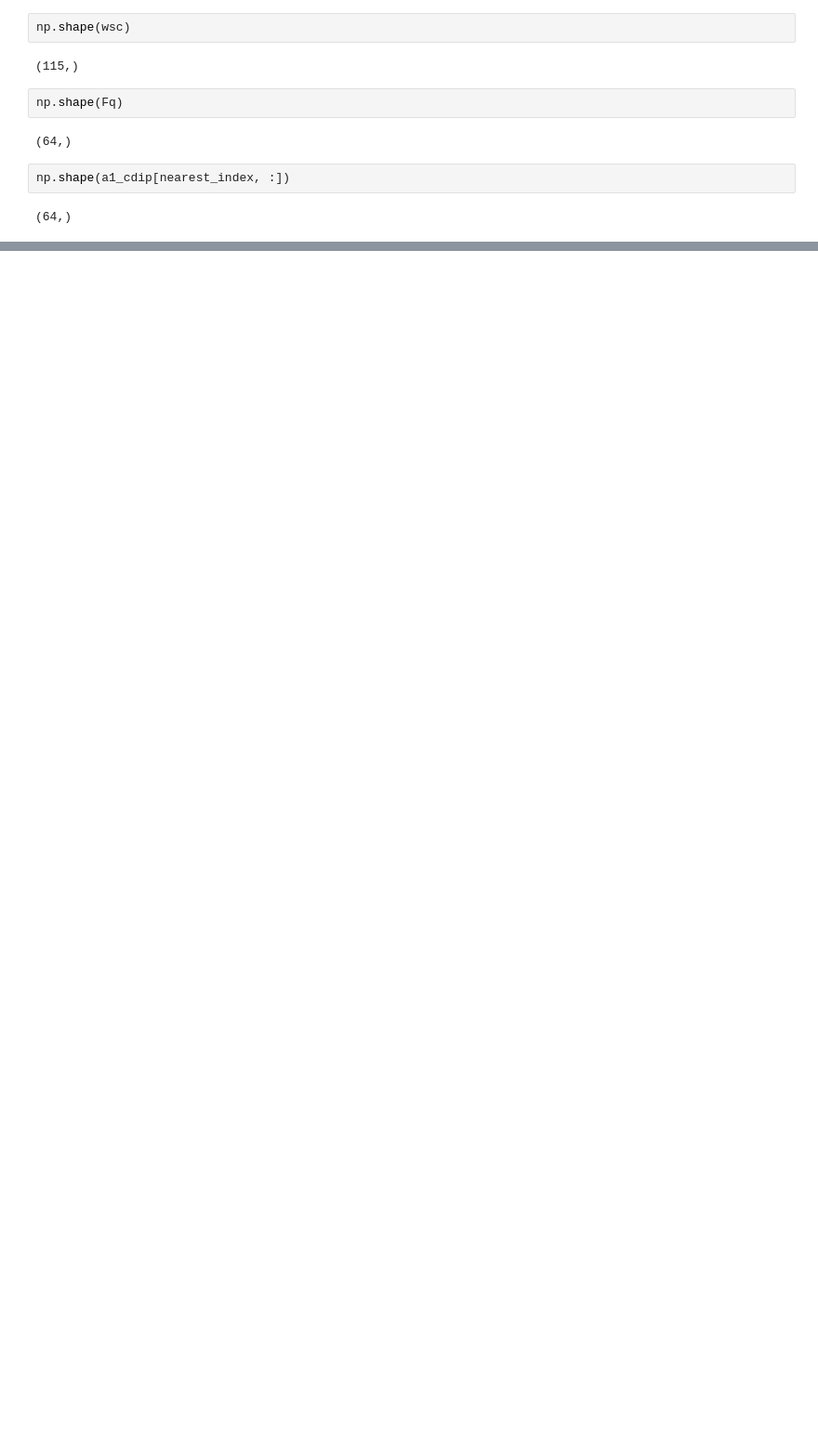
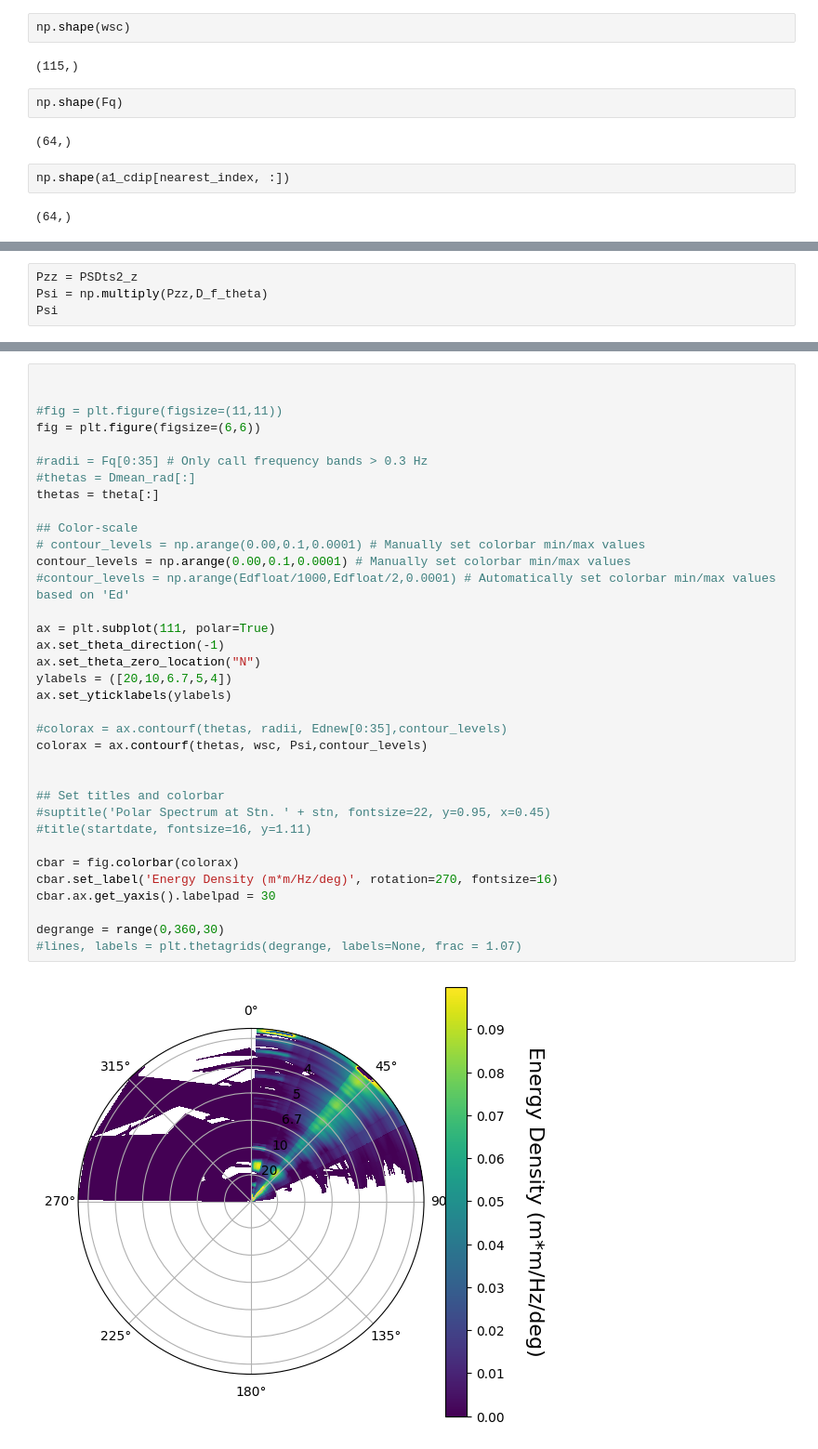
Before and after one commit to shawn-morneau/spectral_analysis, a Jupyter notebook: 1d_comparison.ipynb, the cells around one changed output, grey strips where cells are left out. Shown at 93% size. Drawn from its saved outputs; the diff is of its cells as text; blank space fills up the shorter version.

```diff
--- a/1d_comparison.ipynb
+++ b/1d_comparison.ipynb
@@ -732,0 +813,4 @@ plt.ylim(-2,5)
+# %%
+Pzz = PSDts2_z
+Psi = np.multiply(Pzz,D_f_theta)
+Psi
@@ -732,0 +858,37 @@ plt.ylim(-2,5)
+# %%
+
+
+#fig = plt.figure(figsize=(11,11))
+fig = plt.figure(figsize=(6,6))
+
+#radii = Fq[0:35] # Only call frequency bands > 0.3 Hz
+#thetas = Dmean_rad[:]
+thetas = theta[:]
+
+## Color-scale
+# contour_levels = np.arange(0.00,0.1,0.0001) # Manually set colorbar min/max values
+contour_levels = np.arange(0.00,0.1,0.0001) # Manually set colorbar min/max values
+#contour_levels = np.arange(Edfloat/1000,Edfloat/2,0.0001) # Automatically set colorbar min/max values based on 'Ed'
+
+ax = plt.subplot(111, polar=True)
+ax.set_theta_direction(-1)
+ax.set_theta_zero_location("N")
+ylabels = ([20,10,6.7,5,4])
+ax.set_yticklabels(ylabels)
+
+#colorax = ax.contourf(thetas, radii, Ednew[0:35],contour_levels)
+colorax = ax.contourf(thetas, wsc, Psi,contour_levels)
+
+
+## Set titles and colorbar
+#suptitle('Polar Spectrum at Stn. ' + stn, fontsize=22, y=0.95, x=0.45)
+#title(startdate, fontsize=16, y=1.11)
+
+cbar = fig.colorbar(colorax)
+cbar.set_label('Energy Density (m*m/Hz/deg)', rotation=270, fontsize=16)
+cbar.ax.get_yaxis().labelpad = 30
+
+degrange = range(0,360,30)
+#lines, labels = plt.thetagrids(degrange, labels=None, frac = 1.07)
+# %% [output]
+[figure, added]
```
Also changed, not shown: parts of 27 cells of this notebook.
